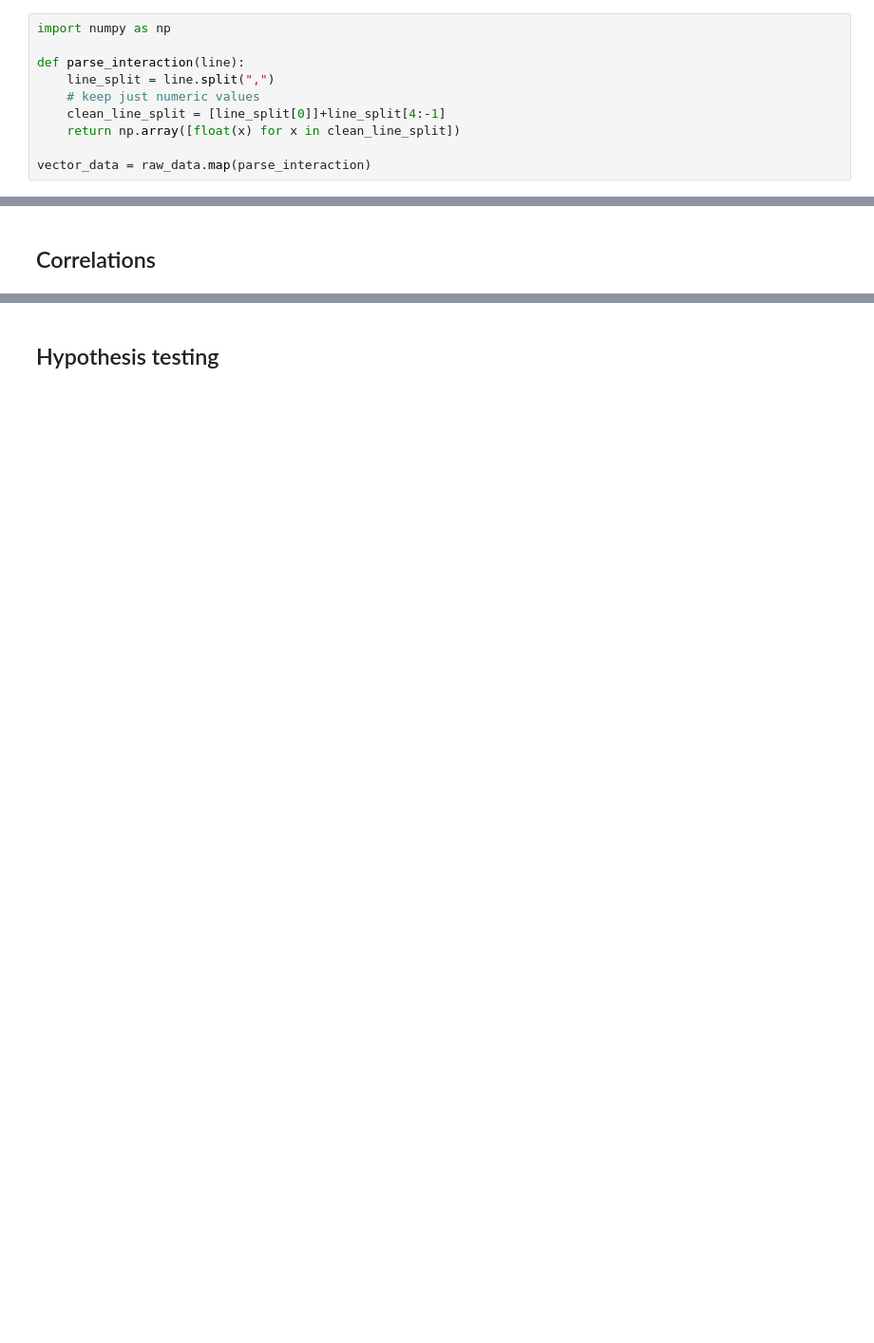
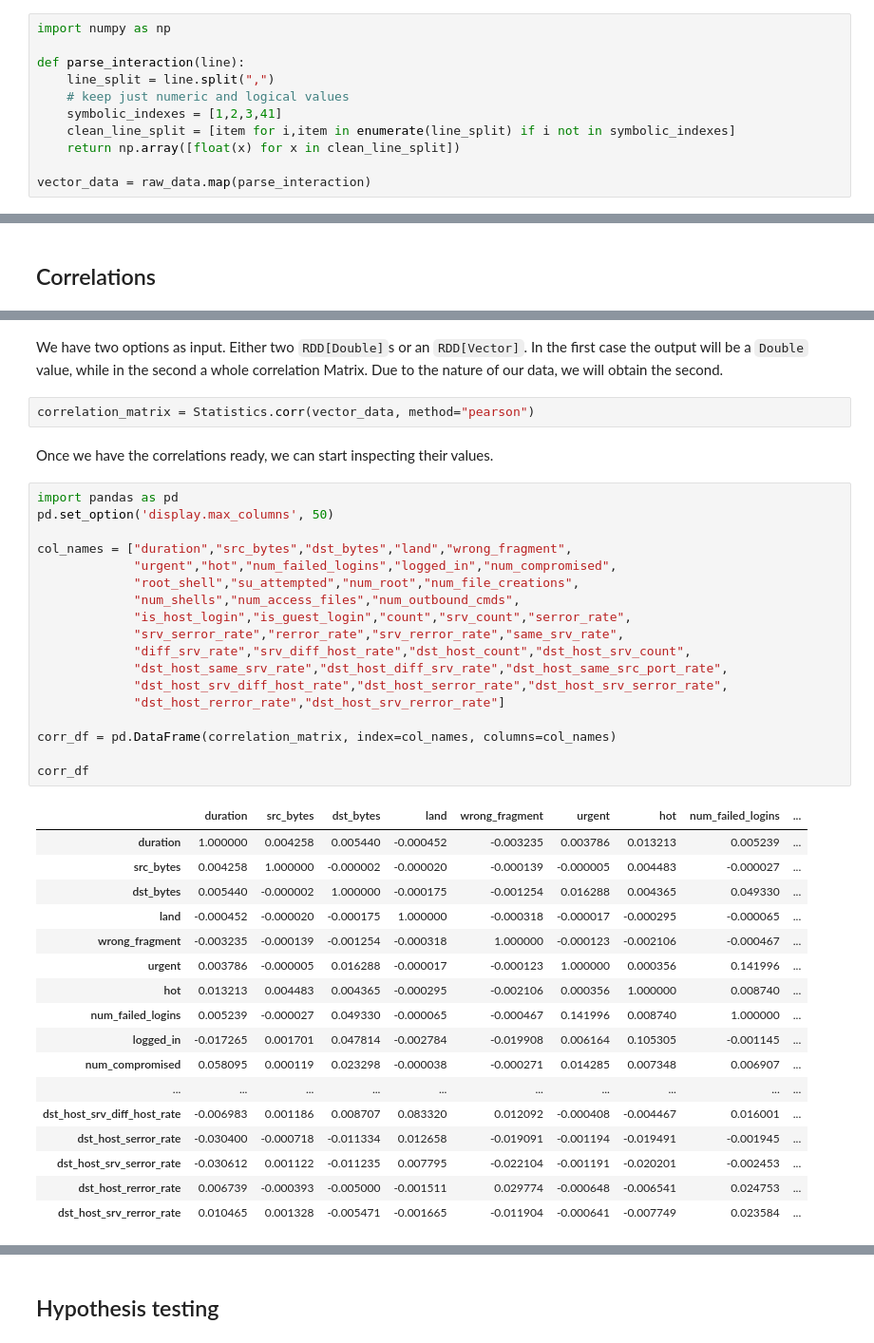
Before and after one commit to jadianes/spark-py-notebooks, a Jupyter notebook: nb7-mllib-statistics/nb7-mllib-statistics.ipynb, the cells around one changed output, grey strips where cells are left out. Shown at 95% size. Drawn from its saved outputs; the diff is of its cells as text; blank space fills up the shorter version.

Commit message:
More on statistics

```diff
--- a/nb7-mllib-statistics/nb7-mllib-statistics.ipynb
+++ b/nb7-mllib-statistics/nb7-mllib-statistics.ipynb
@@ -31,8 +31,9 @@ import numpy as np
 
 def parse_interaction(line):
     line_split = line.split(",")
-    # keep just numeric values
-    clean_line_split = [line_split[0]]+line_split[4:-1]
+    # keep just numeric and logical values
+    symbolic_indexes = [1,2,3,41]
+    clean_line_split = [item for i,item in enumerate(line_split) if i not in symbolic_indexes]
     return np.array([float(x) for x in clean_line_split])
 
 vector_data = raw_data.map(parse_interaction)
@@ -66,0 +76,42 @@ Duration Statistics:
+# %% [markdown]
+We have two options as input. Either two `RDD[Double]`s or an `RDD[Vector]`. In the first case the output will be a `Double` value, while in the second a whole correlation Matrix. Due to the nature of our data, we will obtain the second.
+# %%
+correlation_matrix = Statistics.corr(vector_data, method="pearson")
+# %% [markdown]
+Once we have the correlations ready, we can start inspecting their values.
+# %%
+import pandas as pd
+pd.set_option('display.max_columns', 50)
+
+col_names = ["duration","src_bytes","dst_bytes","land","wrong_fragment",
+             "urgent","hot","num_failed_logins","logged_in","num_compromised",
+             "root_shell","su_attempted","num_root","num_file_creations",
+             "num_shells","num_access_files","num_outbound_cmds",
+             "is_host_login","is_guest_login","count","srv_count","serror_rate",
+             "srv_serror_rate","rerror_rate","srv_rerror_rate","same_srv_rate",
+             "diff_srv_rate","srv_diff_host_rate","dst_host_count","dst_host_srv_count",
+             "dst_host_same_srv_rate","dst_host_diff_srv_rate","dst_host_same_src_port_rate",
+             "dst_host_srv_diff_host_rate","dst_host_serror_rate","dst_host_srv_serror_rate",
+             "dst_host_rerror_rate","dst_host_srv_rerror_rate"]
+
+corr_df = pd.DataFrame(correlation_matrix, index=col_names, columns=col_names)
+
+corr_df
+# %% [output]
+|  | duration | src_bytes | dst_bytes | land | wrong_fragment | urgent | hot | num_failed_logins | ... |
+| duration | 1.000000 | 0.004258 | 0.005440 | -0.000452 | -0.003235 | 0.003786 | 0.013213 | 0.005239 | ... |
+| src_bytes | 0.004258 | 1.000000 | -0.000002 | -0.000020 | -0.000139 | -0.000005 | 0.004483 | -0.000027 | ... |
+| dst_bytes | 0.005440 | -0.000002 | 1.000000 | -0.000175 | -0.001254 | 0.016288 | 0.004365 | 0.049330 | ... |
+| land | -0.000452 | -0.000020 | -0.000175 | 1.000000 | -0.000318 | -0.000017 | -0.000295 | -0.000065 | ... |
+| wrong_fragment | -0.003235 | -0.000139 | -0.001254 | -0.000318 | 1.000000 | -0.000123 | -0.002106 | -0.000467 | ... |
+| urgent | 0.003786 | -0.000005 | 0.016288 | -0.000017 | -0.000123 | 1.000000 | 0.000356 | 0.141996 | ... |
+| hot | 0.013213 | 0.004483 | 0.004365 | -0.000295 | -0.002106 | 0.000356 | 1.000000 | 0.008740 | ... |
+| num_failed_logins | 0.005239 | -0.000027 | 0.049330 | -0.000065 | -0.000467 | 0.141996 | 0.008740 | 1.000000 | ... |
+| logged_in | -0.017265 | 0.001701 | 0.047814 | -0.002784 | -0.019908 | 0.006164 | 0.105305 | -0.001145 | ... |
+| num_compromised | 0.058095 | 0.000119 | 0.023298 | -0.000038 | -0.000271 | 0.014285 | 0.007348 | 0.006907 | ... |
+| ... | ... | ... | ... | ... | ... | ... | ... | ... | ... |
+| dst_host_srv_diff_host_rate | -0.006983 | 0.001186 | 0.008707 | 0.083320 | 0.012092 | -0.000408 | -0.004467 | 0.016001 | ... |
+| dst_host_serror_rate | -0.030400 | -0.000718 | -0.011334 | 0.012658 | -0.019091 | -0.001194 | -0.019491 | -0.001945 | ... |
+| dst_host_srv_serror_rate | -0.030612 | 0.001122 | -0.011235 | 0.007795 | -0.022104 | -0.001191 | -0.020201 | -0.002453 | ... |
+| dst_host_rerror_rate | 0.006739 | -0.000393 | -0.005000 | -0.001511 | 0.029774 | -0.000648 | -0.006541 | 0.024753 | ... |
+| dst_host_srv_rerror_rate | 0.010465 | 0.001328 | -0.005471 | -0.001665 | -0.011904 | -0.000641 | -0.007749 | 0.023584 | ... |
```
Also changed, not shown: parts of 6 cells of this notebook.
